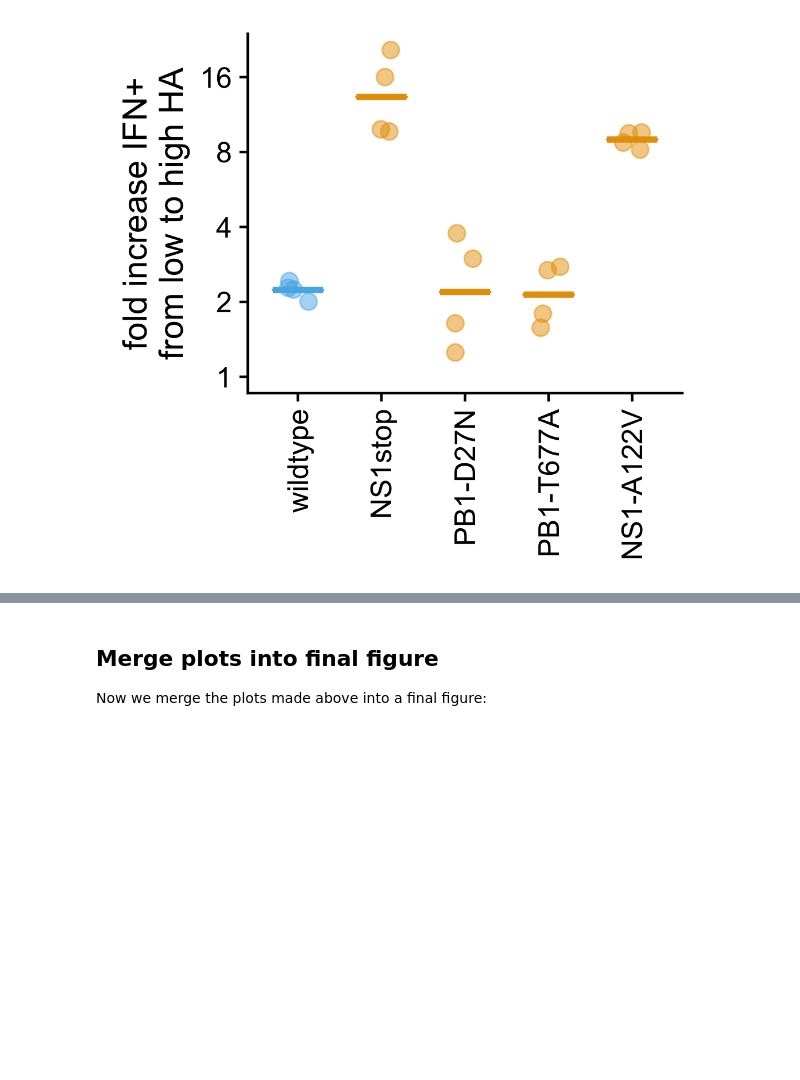
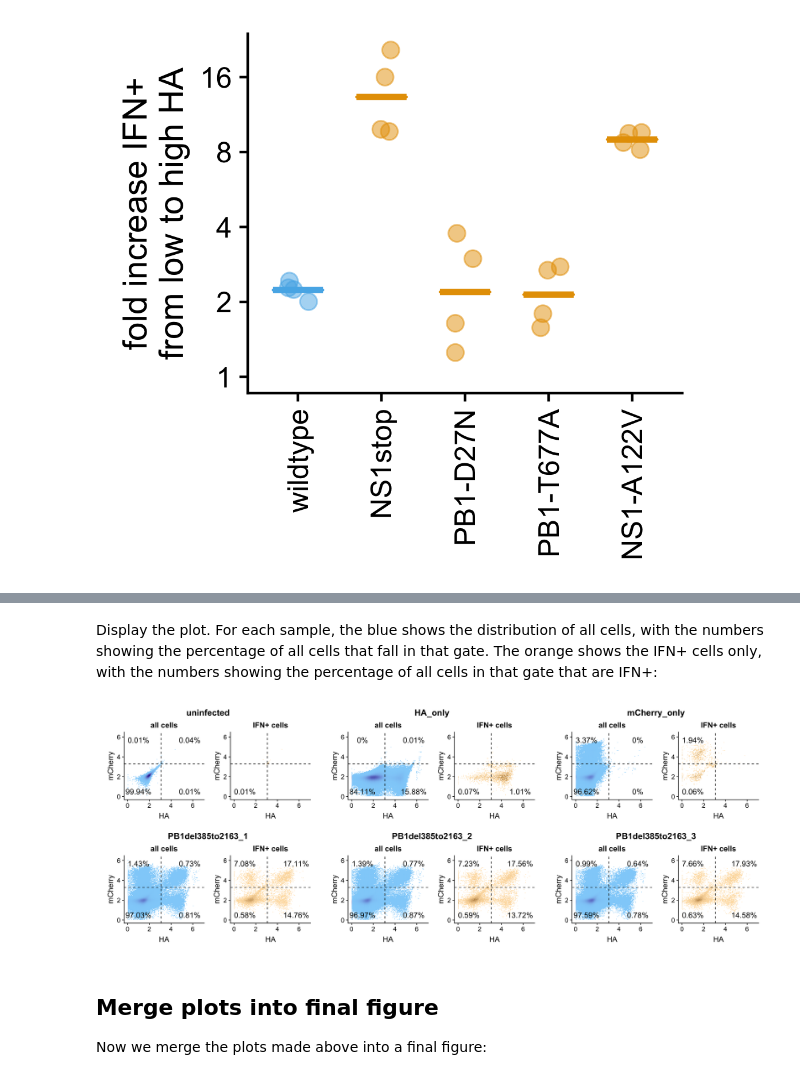
Before and after one commit to jbloomlab/IFNsorted_flu_single_cell, a Jupyter notebook: paper/figures/MutantComparison/make_plots.ipynb, the cells around one changed output, grey strips where cells are left out. Cells and saved outputs as stored; diff of their text form; code cells hidden in the pictures; blank space fills up the shorter version.

Commit message:
plotted coinfection flow

```diff
--- a/paper/figures/MutantComparison/make_plots.ipynb
+++ b/paper/figures/MutantComparison/make_plots.ipynb
@@ -317,0 +359,19 @@ saveShowPlot(p_foldchange, width=3.5, height=3.25)
+# %%
+gate_threshold <- 0.9995
+
+HA_threshold <- (coinfect_data %>% filter(Sample=="uninfected"))$HA %>%
+  quantile(c(gate_threshold)) %>%
+  unname
+
+mCherry_threshold <- (coinfect_data %>% filter(Sample=="uninfected"))$mCherry %>%
+  quantile(c(gate_threshold)) %>%
+  unname
+
+IFN_threshold <- (coinfect_data %>% filter(Sample=="uninfected"))$IFN %>%
+  quantile(c(gate_threshold)) %>%
+  unname
+
+coinfect_data <- coinfect_data %>%
+  mutate(IFNpos=IFN > IFN_threshold,
+         HApos=HA > HA_threshold,
+         mCherrypos=mCherry > mCherry_threshold)
@@ -317,0 +380,16 @@ saveShowPlot(p_foldchange, width=3.5, height=3.25)
+# %%
+coinfect_stats <- coinfect_data %>%
+  mutate(quadrant=ifelse(mCherrypos & HApos, "mCherryposHApos",
+                  ifelse(mCherrypos & ! HApos, "mCherryposHAneg",
+                  ifelse(HApos & ! mCherrypos, "mCherrynegHApos",
+                  "mCherrynegHAneg")))) %>%
+  group_by(Sample) %>%
+  mutate(nsample=n()) %>%
+  group_by(quadrant, add=TRUE) %>%
+  mutate(percent_all=100 * n() / nsample,
+         percent_IFNpos=100 * sum(IFNpos) / n()) %>%
+  select(Sample, quadrant, percent_all, percent_IFNpos) %>%
+  unique %>%
+  mutate(percent_IFNpos=ifelse((100 - percent_all) / 100 > gate_threshold,
+         NA, percent_IFNpos)) %>%
+  arrange(Sample, quadrant)
@@ -318,3 +458,17 @@ saveShowPlot(p_foldchange, width=3.5, height=3.25)
+# %% [markdown]
+Display the plot.
+For each sample, the blue shows the distribution of all cells, with the numbers showing the percentage of all cells that fall in that gate.
+The orange shows the IFN+ cells only, with the numbers showing the percentage of all cells in that gate that are IFN+:
+# %%
+ncol <- 3
+
+p_coinfect_flow <- plot_grid(plotlist=plotlist, ncol=ncol, align='v', scale=0.95)
+
+saveShowPlot(p_coinfect_flow,
+             width=5.8 * ncol,
+             height=3.2 * ceiling(length(coinfect_samples) / ncol))
+# %% [output]
+[figure, added]
 # %% [markdown]
 ## Merge plots into final figure
 Now we merge the plots made above into a final figure:
```
Also changed, not shown: parts of 7 cells of this notebook, 15 other files.
